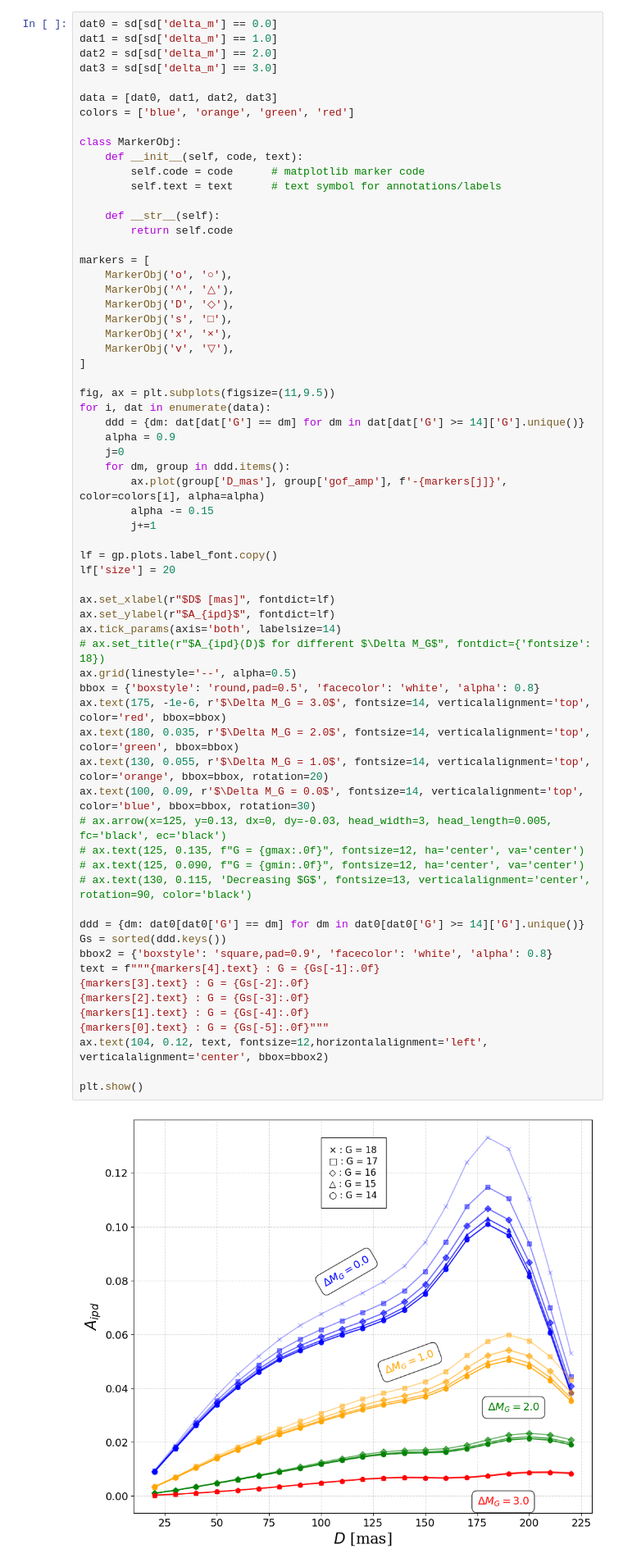
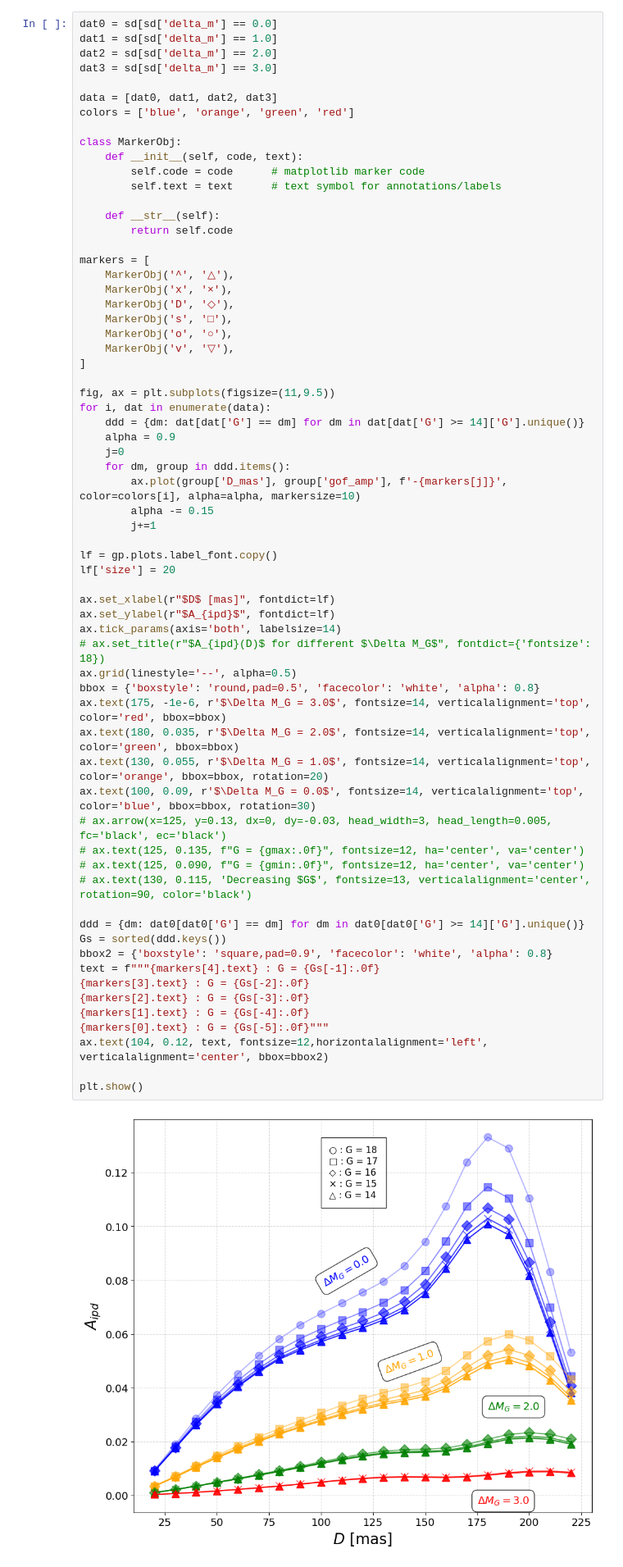
Before and after one commit to pietroferraiuolo/BINCAT, a Jupyter notebook: scripts/05-bulk-analysis.ipynb, the cells around one changed output. Shown at 82% size. Saved outputs shown, nothing was run; the diff lists cells and outputs as text.

```diff
--- a/scripts/05-bulk-analysis.ipynb
+++ b/scripts/05-bulk-analysis.ipynb
@@ -108,11 +108,11 @@ class MarkerObj:
         return self.code
 
 markers = [
-    MarkerObj('o', '○'),
     MarkerObj('^', '△'),
+    MarkerObj('x', '×'),
     MarkerObj('D', '◇'),
     MarkerObj('s', '□'),
-    MarkerObj('x', '×'),
+    MarkerObj('o', '○'),
     MarkerObj('v', '▽'),
 ]
 
@@ -122,40 +122,40 @@ for i, dat in enumerate(data):
     alpha = 0.9
     j=0
     for dm, group in ddd.items():
-        ax.plot(group['D_mas'], group['gof_amp'], f'-{markers[j]}', color=colors[i], alpha=alpha)
+        ax.plot(group['D_mas'], group['gof_amp'], f'-{markers[j]}', color=colors[i], alpha=alpha, markersize=10)
         alpha -= 0.15
         j+=1
 
 lf = gp.plots.label_font.copy()
 lf['size'] = 20
 
 ax.set_xlabel(r"$D$ [mas]", fontdict=lf)
 ax.set_ylabel(r"$A_{ipd}$", fontdict=lf)
 ax.tick_params(axis='both', labelsize=14)
 # ax.set_title(r"$A_{ipd}(D)$ for different $\Delta M_G$", fontdict={'fontsize': 18})
 ax.grid(linestyle='--', alpha=0.5)
 bbox = {'boxstyle': 'round,pad=0.5', 'facecolor': 'white', 'alpha': 0.8}
 ax.text(175, -1e-6, r'$\Delta M_G = 3.0$', fontsize=14, verticalalignment='top', color='red', bbox=bbox)
 ax.text(180, 0.035, r'$\Delta M_G = 2.0$', fontsize=14, verticalalignment='top', color='green', bbox=bbox)
 ax.text(130, 0.055, r'$\Delta M_G = 1.0$', fontsize=14, verticalalignment='top', color='orange', bbox=bbox, rotation=20)
 ax.text(100, 0.09, r'$\Delta M_G = 0.0$', fontsize=14, verticalalignment='top', color='blue', bbox=bbox, rotation=30)
 # ax.arrow(x=125, y=0.13, dx=0, dy=-0.03, head_width=3, head_length=0.005, fc='black', ec='black')
 # ax.text(125, 0.135, f"G = {gmax:.0f}", fontsize=12, ha='center', va='center')
 # ax.text(125, 0.090, f"G = {gmin:.0f}", fontsize=12, ha='center', va='center')
 # ax.text(130, 0.115, 'Decreasing $G$', fontsize=13, verticalalignment='center', rotation=90, color='black')
 
 ddd = {dm: dat0[dat0['G'] == dm] for dm in dat0[dat0['G'] >= 14]['G'].unique()}
 Gs = sorted(ddd.keys())
 bbox2 = {'boxstyle': 'square,pad=0.9', 'facecolor': 'white', 'alpha': 0.8}
 text = f"""{markers[4].text} : G = {Gs[-1]:.0f}
 {markers[3].text} : G = {Gs[-2]:.0f}
 {markers[2].text} : G = {Gs[-3]:.0f}
 {markers[1].text} : G = {Gs[-4]:.0f}
 {markers[0].text} : G = {Gs[-5]:.0f}"""
 ax.text(104, 0.12, text, fontsize=12,horizontalalignment='left', verticalalignment='center', bbox=bbox2)
 
 plt.show()
 # %% [output]
-[figure, old version]
+[figure, new version]
 # %% [markdown]
 ## IPD Parameter Determination
```
Also changed, not shown: parts of 18 cells of this notebook, 4 other files.
